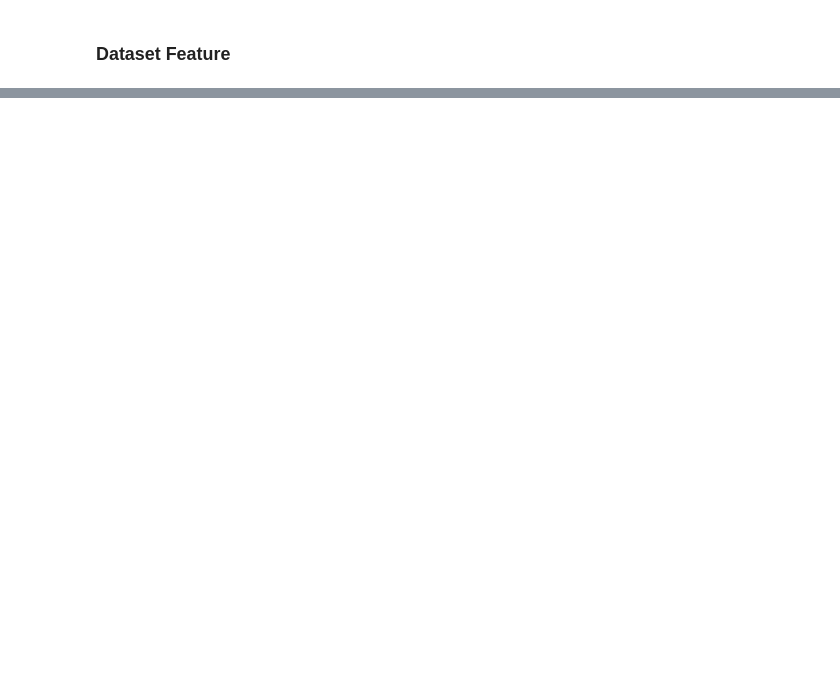
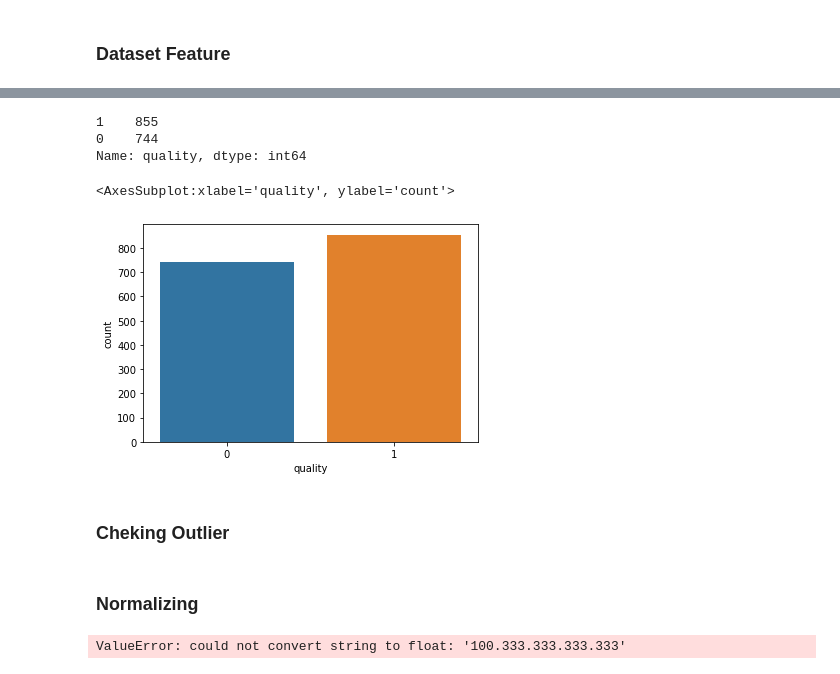
Before and after one commit to anupghosh-git/Web-Scraping-Intriduction, a Jupyter notebook: basic-data-processing.ipynb, the cells around one changed output, grey strips where cells are left out. Cells and saved outputs as stored; diff of their text form; code cells hidden in the pictures; blank space fills up the shorter version.

Commit message:
data cleaning and normalizing

```diff
--- a/basic-data-processing.ipynb
+++ b/basic-data-processing.ipynb
@@ -72,0 +73,4 @@ dtype: int64
+# %%
+bins = (2,5.5,8)
+group_nams  = ["bad", "good"]
+data_df['quality'] = pd.cut(data_df['quality'], bins = bins, labels= group_nams)
@@ -72,0 +82,4 @@ dtype: int64
+# %%
+#assining labels
+category_quality = LabelEncoder()
+data_df['quality'] = category_quality.fit_transform(data_df['quality'])
@@ -72,0 +95,14 @@ dtype: int64
+# %%
+#counting category-wise data
+data_df['quality'].value_counts()
+# %% [output]
+1    855
+0    744
+Name: quality, dtype: int64
+# %%
+sbn.countplot(data_df['quality'])
+# %% [output]
+<AxesSubplot:xlabel='quality', ylabel='count'>
+[figure, added]
+# %% [markdown]
+### Cheking Outlier
@@ -72,0 +113,10 @@ dtype: int64
+# %% [markdown]
+### Normalizing
+# %%
+# Standard scaling
+X1= X.copy()
+sc = StandardScaler()
+X1 = sc.fit_transform(X1)
+X1
+# %% [output]
+ValueError: could not convert string to float: '100.333.333.333.333'
```
Also changed, not shown: parts of 7 cells of this notebook.
